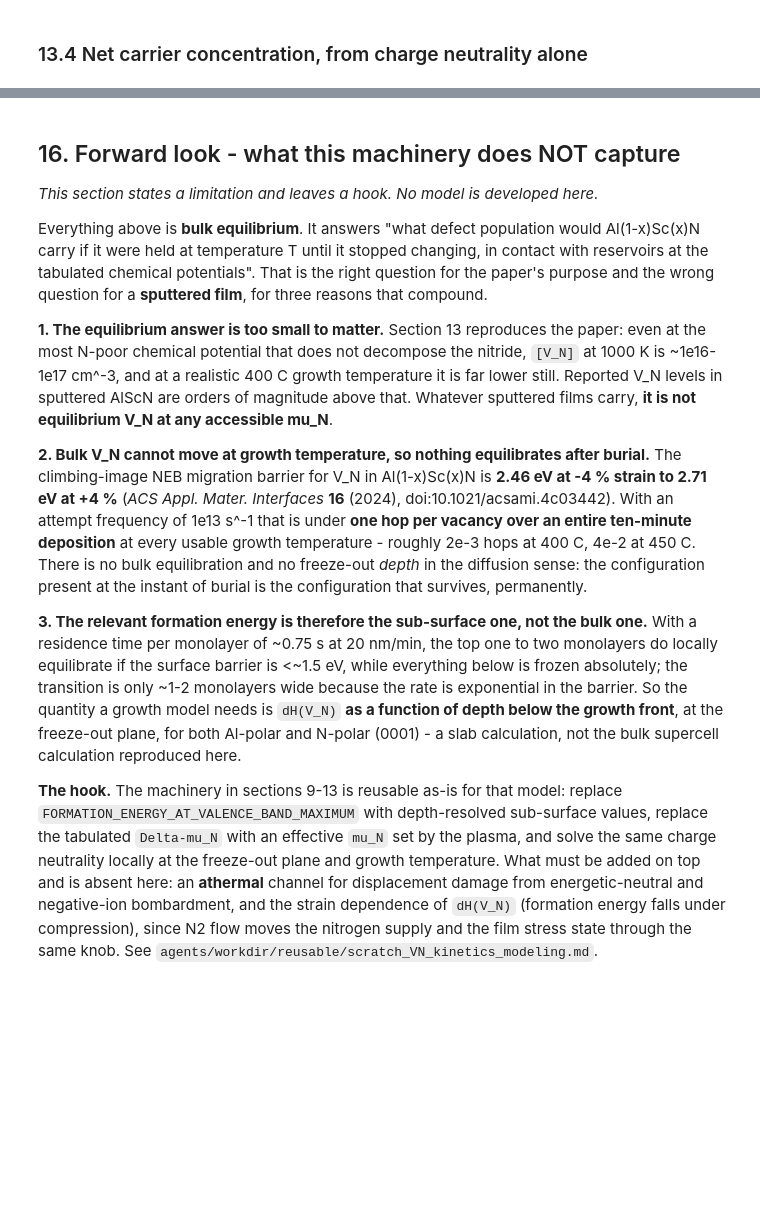
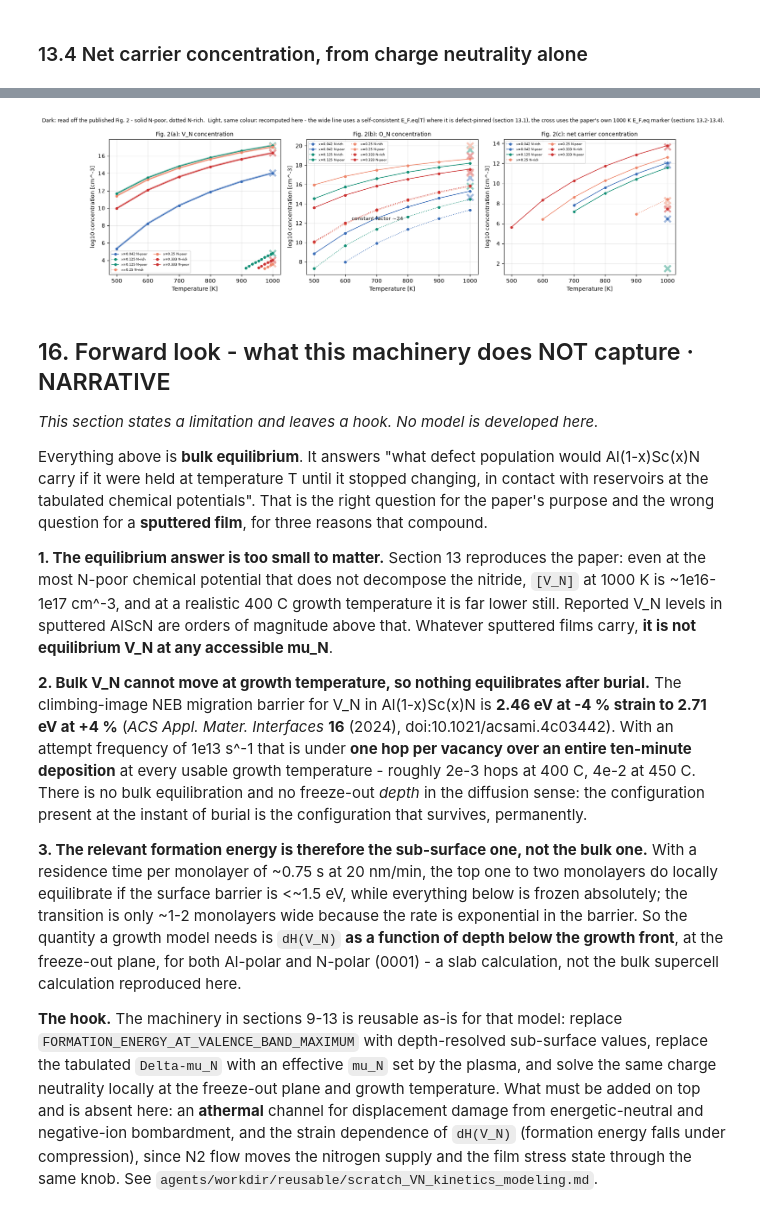
Before and after one commit to mat3ra/api-examples, a Jupyter notebook: other/experiments/alphafilm/Lee2024_AlScN_defects.ipynb, the cells around one changed output, grey strips where cells are left out. Saved outputs shown, nothing was run; the diff lists cells and outputs as text; code cells hidden in the pictures; blank space fills up the shorter version.

```diff
--- a/other/experiments/alphafilm/Lee2024_AlScN_defects.ipynb
+++ b/other/experiments/alphafilm/Lee2024_AlScN_defects.ipynb
@@ -1286,49 +2121,79 @@ if HAVE_MATPLOTLIB:
 # %%
 if HAVE_MATPLOTLIB:
+    PUBLISHED_LINEWIDTH = 1.2
+    BACKGROUND_WIDTH_FACTOR = 3.0
+
+    def lighten_colour(hex_colour, amount=0.55):
+        """
+        Blend a #rrggbb colour towards white. amount=0 leaves it alone, amount=1 is white.
+        """
+        channels = (int(hex_colour[index:index + 2], 16) / 255.0 for index in (1, 3, 5))
+        return tuple(channel + (1.0 - channel) * amount for channel in channels)
+
     figure, axes = plt.subplots(1, 3, figsize=(15, 4.6))
-    composition_colours = {0.042: "#3a6db8", "0.042": "#3a6db8", 0.125: "#128f75",
+    composition_colours = {0.042: "#3a6db8", 0.125: "#128f75",
                            0.25: "#ee876b", 0.333: "#cc3333"}
     panels = [(FIGURE_2_NITROGEN_VACANCY, "V_N", "Fig. 2(a): V_N concentration"),
               (FIGURE_2_OXYGEN_ON_NITROGEN, "O_N", "Fig. 2(b): O_N concentration"),
               (FIGURE_2_NET_CARRIER, "net", "Fig. 2(c): net carrier concentration")]
     for axis, (table, quantity, title) in zip(axes, panels):
         for (composition, condition), plotted in sorted(table.items()):
-            if all(value is None for value in plotted):
-                continue
-            style = "-" if condition.startswith("most") else ":"
-            temperatures = [t for t, v in zip(FIGURE_2_TEMPERATURES, plotted) if v is not None]
-            values = [v for v in plotted if v is not None]
-            axis.plot(temperatures, values, style, color=composition_colours[composition],
-                      marker="o", markersize=4, linewidth=1.2,
-                      label=f"x={composition} {'N-poor' if style == '-' else 'N-rich'}")
-            # Grey line: section 13.1, self-consistent E_F,eq(T), only where it is defect-pinned.
-            if quantity == "V_N" and condition.startswith("most"):
+            dense = (FIGURE_2_NITROGEN_VACANCY_HIGH_TEMPERATURE.get((composition, condition))
+                     if quantity == "V_N" else None)
+            if dense:
+                temperatures = [point[0] for point in dense]
+                values = [point[1] for point in dense]
+            else:
+                if all(value is None for value in plotted):
+                    continue
+                temperatures = [t for t, v in zip(FIGURE_2_TEMPERATURES, plotted)
+                                if v is not None]
+                values = [v for v in plotted if v is not None]
+            dark = composition_colours[composition]
+            light = lighten_colour(dark)
+            is_nitrogen_poor = condition.startswith("most")
+
+            # Background, three times as wide and in the light tint, so that where it coincides
+            # with the published curve drawn on top both remain visible: our own recomputation
+            # with a self-consistent E_F,eq(T), only where E_F is defect-pinned (section 13.1).
+            if quantity == "V_N" and is_nitrogen_poor:
                 recomputed = [math.log10(concentration_at(
                     composition, condition, quantity,
                     solve_equilibrium_fermi_energy(composition, condition, temperature),
                     temperature)) for temperature in temperatures]
-                axis.plot(temperatures, recomputed, "-", color="0.2", linewidth=1.0, alpha=0.8)
-            # Grey cross: sections 13.2-13.4, at the paper's own 1000 K E_F,eq marker.
+                axis.plot(temperatures, recomputed, "-", color=light,
+                          linewidth=PUBLISHED_LINEWIDTH * BACKGROUND_WIDTH_FACTOR, zorder=1)
+
+            # Cross, same light tint: recomputed at the paper's own 1000 K E_F,eq marker.
             fermi_energy = EQUILIBRIUM_FERMI_ENERGY_AT_1000_KELVIN[(composition, condition)]
             axis.plot([REFERENCE_TEMPERATURE_KELVIN],
                       [math.log10(concentration_at(composition, condition, quantity,
                                                    fermi_energy,
                                                    REFERENCE_TEMPERATURE_KELVIN))],
-                      "x", color="0.15", markersize=9, markeredgewidth=1.6)
+                      "x", color=light, markersize=11,
+                      markeredgewidth=PUBLISHED_LINEWIDTH * BACKGROUND_WIDTH_FACTOR, zorder=2)
+
+            # Foreground: the curve read off the published figure.
+            axis.plot(temperatures, values, "-" if is_nitrogen_poor else ":", color=dark,
+                      marker="o", markersize=4, linewidth=PUBLISHED_LINEWIDTH, zorder=3,
+                      label=f"x={composition} {'N-poor' if is_nitrogen_poor else 'N-rich'}")
         axis.set_xlabel("Temperature [K]")
         axis.set_ylabel("log10 concentration [cm^-3]")
         axis.set_title(title, fontsize=10)
         axis.grid(alpha=0.3)
         axis.legend(fontsize=6, ncol=2)
     axes[1].annotate("constant factor ~24", xy=(620, 12.3), fontsize=9, color="0.15")
-    figure.suptitle("Coloured: read off the published Fig. 2.  Grey crosses: recomputed here at the "
-                    "paper's own 1000 K E_F,eq marker (sections 13.2-13.4).  Grey lines: recomputed "
-                    "with a self-consistent E_F,eq(T) where it is defect-pinned (section 13.1).",
-                    fontsize=9)
+    figure.suptitle(
+        "Dark: read off the published Fig. 2 - solid N-poor, dotted N-rich.  Light, same "
+        "colour: recomputed here - the wide line uses a self-consistent E_F,eq(T) where it is "
+        "defect-pinned (section 13.1), the cross uses the paper's own 1000 K E_F,eq marker "
+        "(sections 13.2-13.4).", fontsize=9)
     plt.tight_layout()
     plt.show()
+# %% [output]
+[figure, added]
 # %% [markdown]
-## 16. Forward look - what this machinery does NOT capture
+## 16. Forward look - what this machinery does NOT capture  ·  NARRATIVE
 
 *This section states a limitation and leaves a hook. No model is developed here.*
 
```
Also changed, not shown: parts of 50 cells of this notebook, 1 other file.
